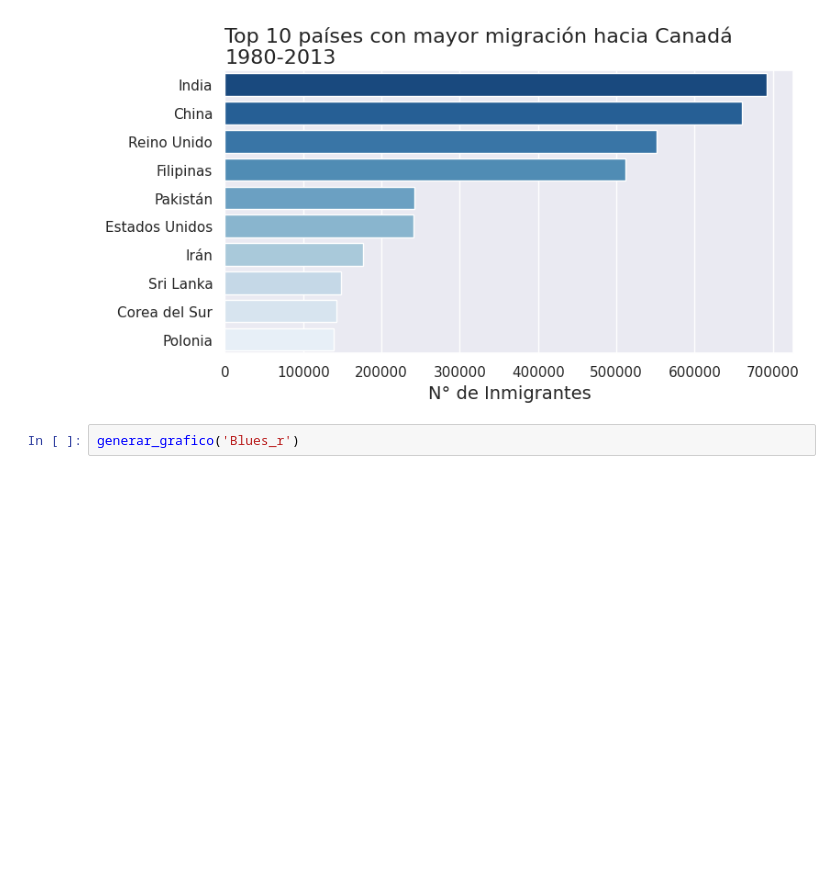
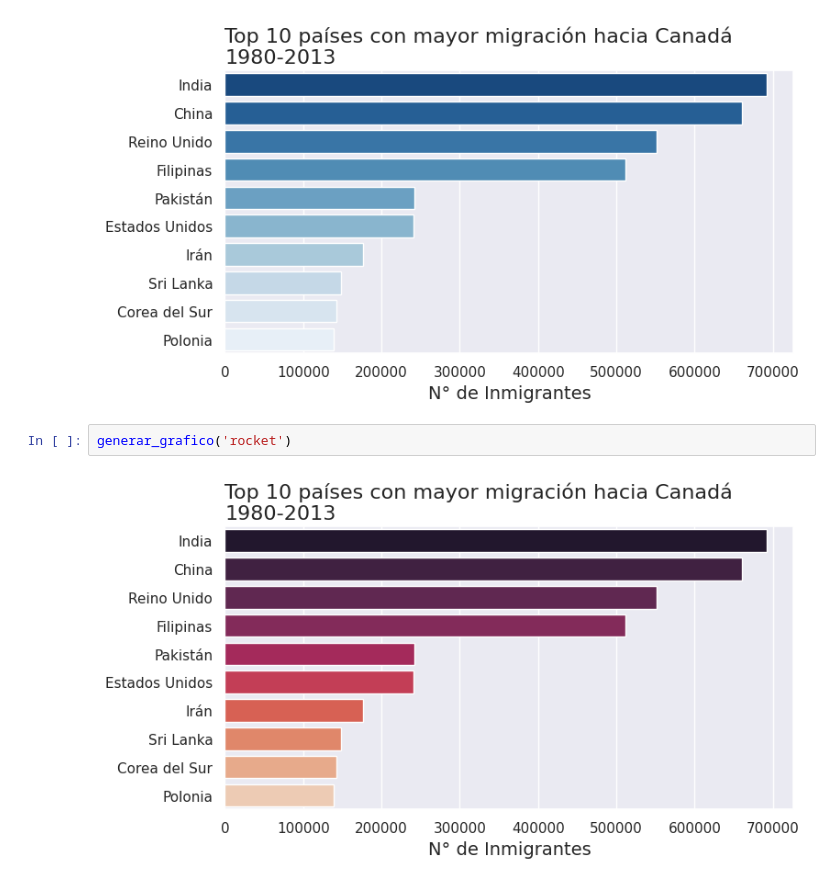
Before and after one commit to Nataliahfk/visualizacion_datos_graficos_python, a Jupyter notebook: visualizacion_de_datos_con_graficos_python.ipynb, the cells around one changed output. Drawn from its saved outputs; the diff is of its cells as text; blank space fills up the shorter version.

```diff
--- a/visualizacion_de_datos_con_graficos_python.ipynb
+++ b/visualizacion_de_datos_con_graficos_python.ipynb
@@ -473,4 +473,6 @@ generar_grafico('Blues_r') # r es de reversa, ya que el color mas oscuro lo esta
 # %% [output]
 [figure]
 # %%
-generar_grafico('Blues_r')
+generar_grafico('rocket')
+# %% [output]
+[figure, added]
```
Also changed, not shown: parts of 4 cells of this notebook.
